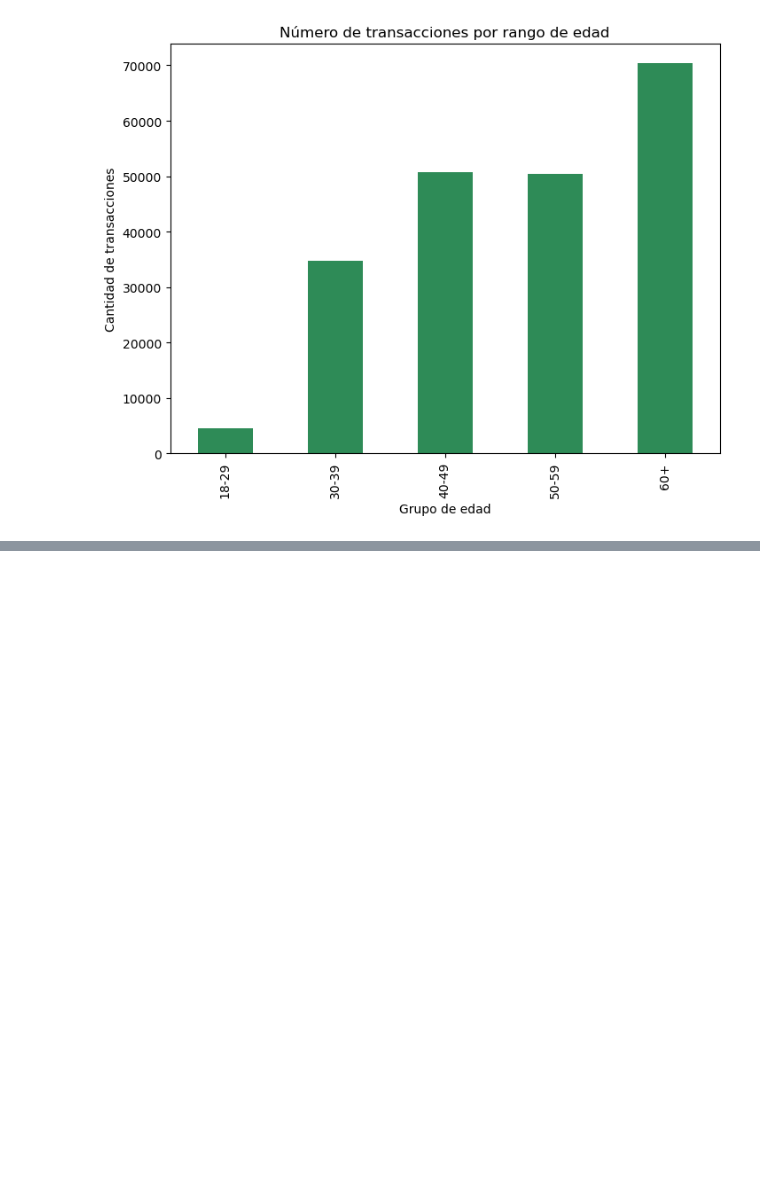
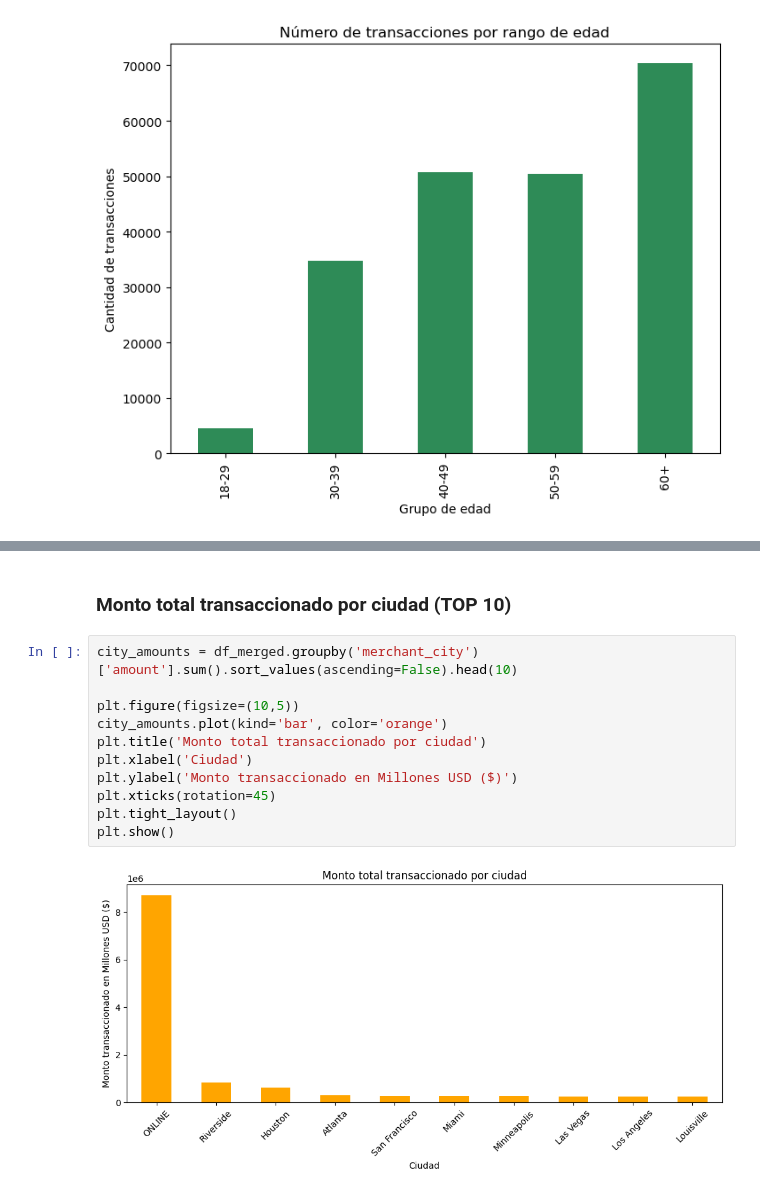
Before and after one commit to robertomalave/Practica_G11, a Jupyter notebook: ProyectoG11.ipynb, the cells around one changed output, grey strips where cells are left out. Cells and saved outputs as stored; diff of their text form; blank space fills up the shorter version.

```diff
--- a/ProyectoG11.ipynb
+++ b/ProyectoG11.ipynb
@@ -1411,0 +1708,15 @@ plt.show()
+# %% [markdown]
+### Monto total transaccionado por ciudad (TOP 10)
+# %%
+city_amounts = df_merged.groupby('merchant_city')['amount'].sum().sort_values(ascending=False).head(10)
+
+plt.figure(figsize=(10,5))
+city_amounts.plot(kind='bar', color='orange')
+plt.title('Monto total transaccionado por ciudad')
+plt.xlabel('Ciudad')
+plt.ylabel('Monto transaccionado en Millones USD ($)')
+plt.xticks(rotation=45)
+plt.tight_layout()
+plt.show()
+# %% [output]
+[figure, added]
```
Also changed, not shown: parts of 49 cells of this notebook.
